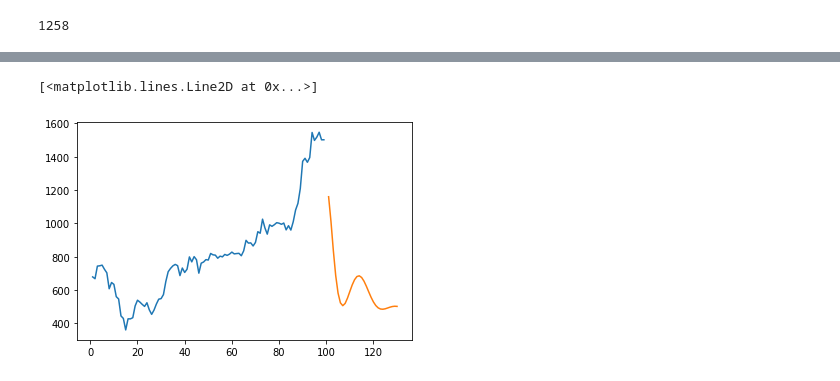
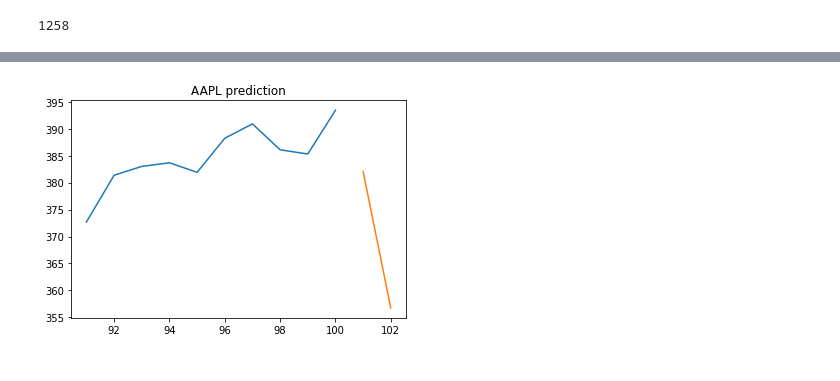
Before and after one commit to GaurangRaje/LSTM, a Jupyter notebook: LSTM_Stocks.ipynb, the cells around one changed output, grey strips where cells are left out. Cells and saved outputs as stored; diff of their text form; code cells hidden in the pictures.

```diff
--- a/LSTM_Stocks.ipynb
+++ b/LSTM_Stocks.ipynb
@@ -168,9 +210,10 @@ X_test = X_test.reshape(X_test.shape[0], X_test.shape[1], 1)
 # %%
-model = Sequential()
-model.add(LSTM(50, return_sequences=True, input_shape=(100, 1)))
-model.add(LSTM(50, return_sequences=True))
-model.add(LSTM(50))
-model.add(Dense(1))
+model = Sequential([
+          LSTM(50, return_sequences=True, input_shape=(100,1)),
+          LSTM(50, return_sequences=True),
+          LSTM(50),
+          Dense(1)
+])
 model.compile(loss='mean_squared_error', optimizer='adam')
 # %%
 model.summary()
@@ -194,5 +239,5 @@ _________________________________________________________________
 # %%
 model.fit(X_train, y_train, validation_data=(X_test, y_test),
-          epochs=100, batch_size=64, verbose=1)
+          epochs=100, batch_size=64, verbose=2)
 # %% [output]
 Epoch 1/100
@@ -270,8 +325,8 @@ pd.DataFrame(temp_in).head()
 # %%
 list_output = []
 n_steps = 100
-i = 0
-while(i<30):
+days_ahead = 0
+while(days_ahead<30):
   if (len(temp_in) > 100):
     X_in = np.array(temp_in[1:])
     #print("{0} day input {1}".format(i, X_in))
@@ -282,7 +337,7 @@ while(i<30):
     temp_in.extend(y_hat[0].tolist())
     temp_in = temp_in[1:]
     list_output.extend(y_hat.tolist())
-    i += 1
+    days_ahead += 1
   else:
     X_in = X_in.reshape((1, n_steps, 1))
     y_hat = model.predict(X_in, verbose=0)
@@ -290,12 +345,12 @@ while(i<30):
     temp_in.extend(y_hat[0].tolist())
     #print(len(temp_in))
     list_output.extend(y_hat.tolist())
-    i +=1
+    days_ahead +=1
 
   pd.DataFrame(list_output).head()
 # %%
-day_new = np.arange(1, 100)
-day_pred = np.arange(101, 131)
+day_new = np.arange(1, 101)
+day_pred = np.arange(101, (101+days_ahead))
 # %%
 len(df1)
 # %% [output]
@@ -306,9 +365,10 @@ df3.extend(list_output)
 # %%
-plt.plot(day_new, scaler.inverse_transform(df1[1159:]))
+plt.plot(day_new[90:], scaler.inverse_transform(df1[(len(df1)-10):]))
 plt.plot(day_pred, scaler.inverse_transform(list_output))
+plt.title("{0} prediction".format(ticker))
+plt.show()
 # %% [output]
-[<matplotlib.lines.Line2D at 0x...>]
-[figure, old version]
+[figure, new version]
 # %%
 program_end = time.time()
 print(f"Runtime: {program_end - program_start}")
```
Also changed, not shown: parts of 34 cells of this notebook.
